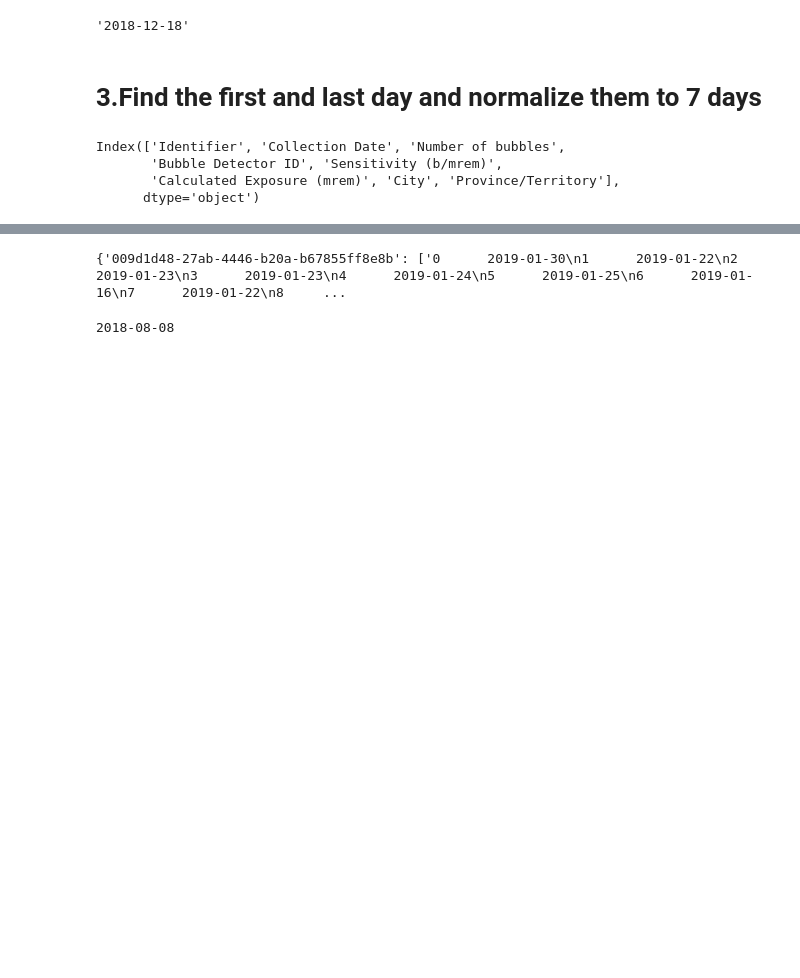
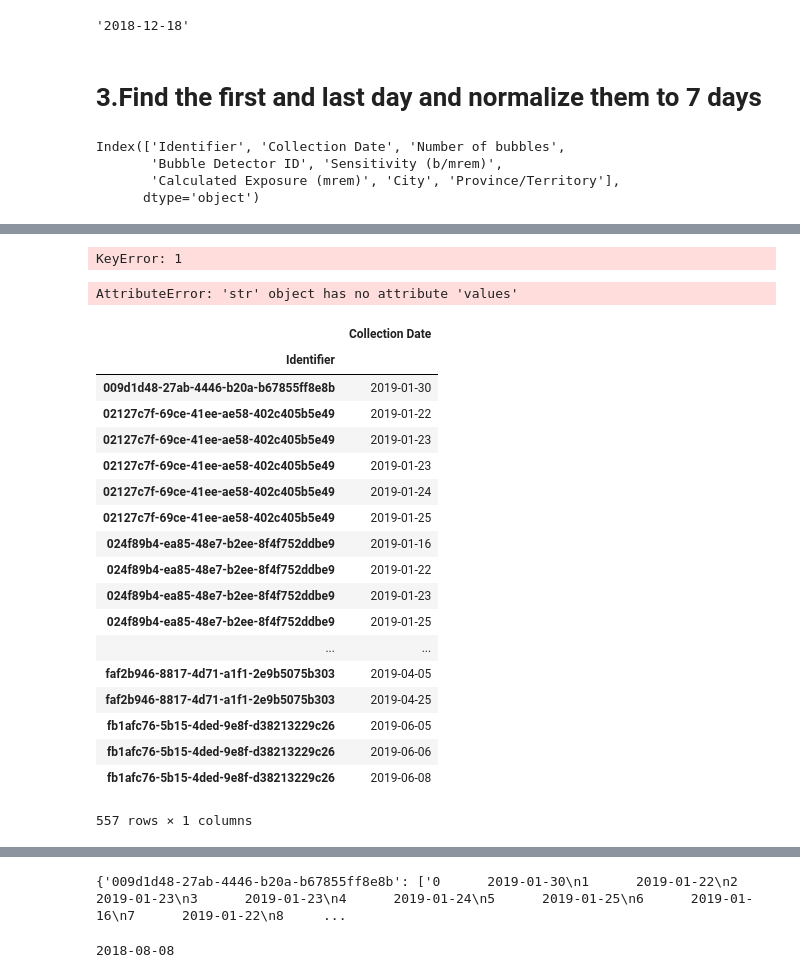
Before and after one commit to rominacarabathampi/CanadianSpaceAppChallenge, a Jupyter notebook: code.ipynb, the cells around one changed output, grey strips where cells are left out. Saved outputs shown, nothing was run; the diff lists cells and outputs as text; code cells hidden in the pictures; blank space fills up the shorter version.

```diff
--- a/code.ipynb
+++ b/code.ipynb
@@ -309,3 +310,49 @@ studs_sorted_df.drop(columns = 'index').head(5)
 | 2 | 02127c7f-69ce-41ee-ae58-402c405b5e49 | 2019-01-23 | 5 | 18129115 | 49 | ... |
 | 3 | 02127c7f-69ce-41ee-ae58-402c405b5e49 | 2019-01-23 | 4 | 18129115 | 49 | ... |
 | 4 | 02127c7f-69ce-41ee-ae58-402c405b5e49 | 2019-01-24 | 6 | 18129115 | 49 | ... |
+# %%
+# create a dictionary that takes only Identifier and Collection Date
+dictionary = studs_sorted_df.set_index('Identifier')['Collection Date'].to_dict()
+# %%
+dictionary
+# for each key, store the min and max
+# %% [output]
+KeyError: 1
+# %%
+dicti={}
+for i in dictionary:
+    v = str(d[i].values())
+    v.strip()
+    if i in dicti.keys():
+        dicti[i].append(v)
+    else:
+        dicti[i] = [v]
+print (dicti)
+# %% [output]
+AttributeError: 'str' object has no attribute 'values'
+# %%
+# create a new dataframe that contains only the identifier and collection date.
+df = studs_sorted_df[['Identifier','Collection Date']]
+# %%
+# set index to Identifier
+df.set_index('Identifier')
+# %% [output]
+|  | Collection Date |
+| Identifier |  |
+| 009d1d48-27ab-4446-b20a-b67855ff8e8b | 2019-01-30 |
+| 02127c7f-69ce-41ee-ae58-402c405b5e49 | 2019-01-22 |
+| 02127c7f-69ce-41ee-ae58-402c405b5e49 | 2019-01-23 |
+| 02127c7f-69ce-41ee-ae58-402c405b5e49 | 2019-01-23 |
+| 02127c7f-69ce-41ee-ae58-402c405b5e49 | 2019-01-24 |
+| 02127c7f-69ce-41ee-ae58-402c405b5e49 | 2019-01-25 |
+| 024f89b4-ea85-48e7-b2ee-8f4f752ddbe9 | 2019-01-16 |
+| 024f89b4-ea85-48e7-b2ee-8f4f752ddbe9 | 2019-01-22 |
+| 024f89b4-ea85-48e7-b2ee-8f4f752ddbe9 | 2019-01-23 |
+| 024f89b4-ea85-48e7-b2ee-8f4f752ddbe9 | 2019-01-25 |
+| ... | ... |
+| faf2b946-8817-4d71-a1f1-2e9b5075b303 | 2019-04-05 |
+| faf2b946-8817-4d71-a1f1-2e9b5075b303 | 2019-04-25 |
+| fb1afc76-5b15-4ded-9e8f-d38213229c26 | 2019-06-05 |
+| fb1afc76-5b15-4ded-9e8f-d38213229c26 | 2019-06-06 |
+| fb1afc76-5b15-4ded-9e8f-d38213229c26 | 2019-06-08 |
+557 rows × 1 columns
```
Also changed, not shown: parts of 9 cells of this notebook.
